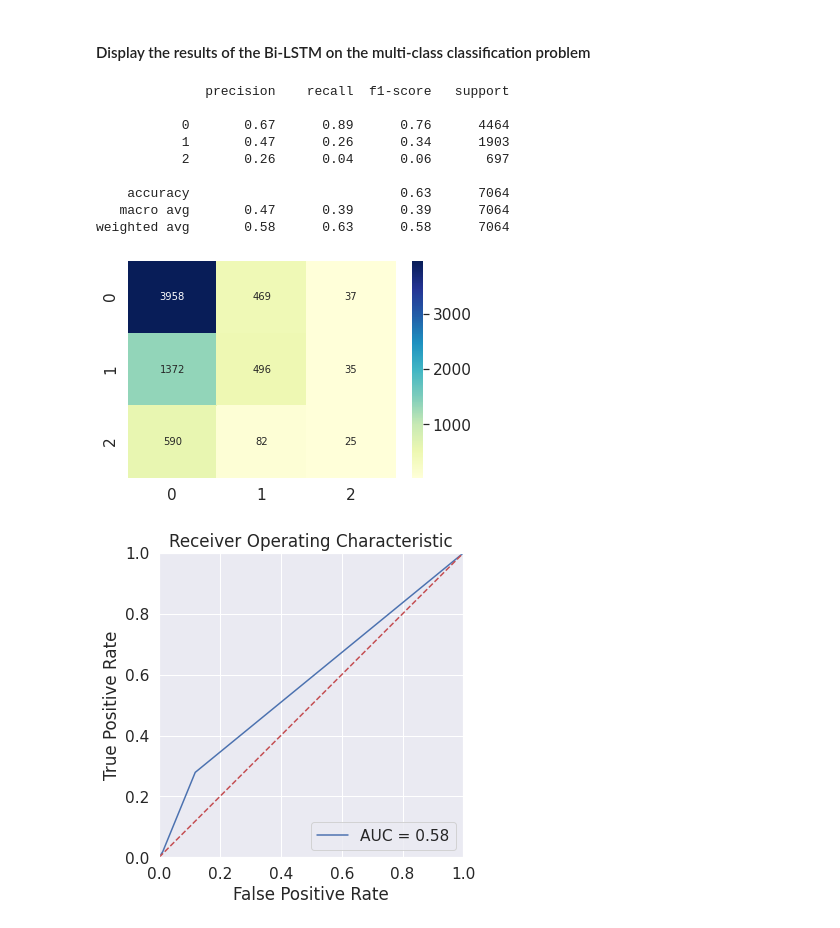
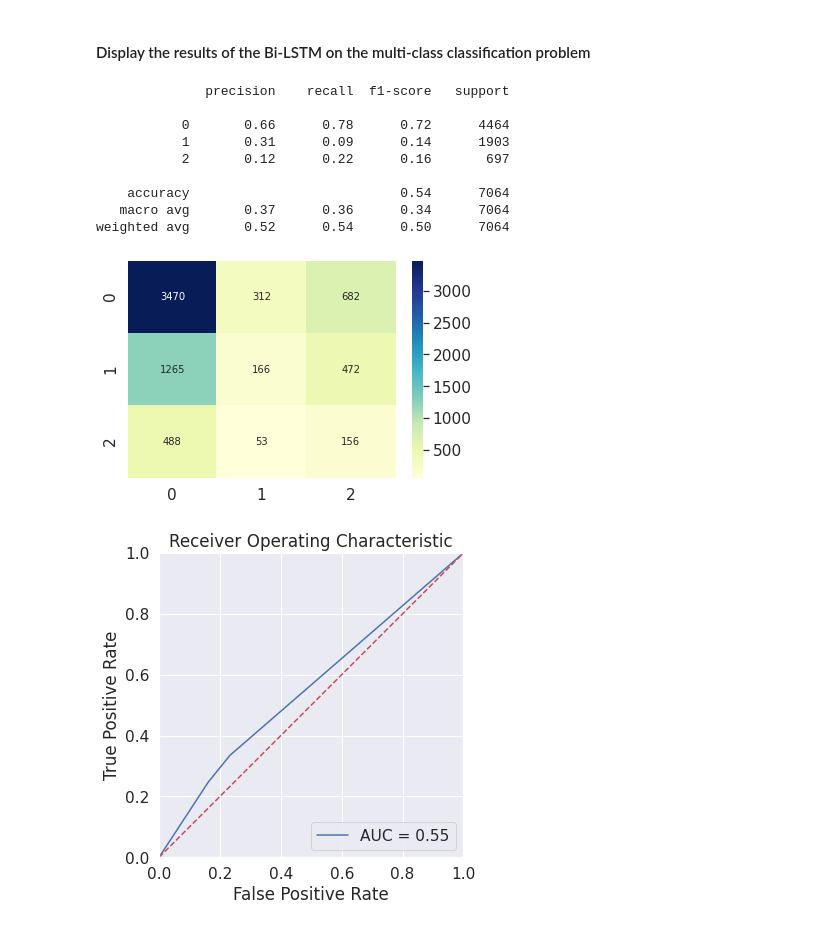
Before and after one commit to FaiZaman/Fake-News-Detection-with-Natural-Language-Processing, a Jupyter notebook: Fake_News_Challenge_Classifier.ipynb, the cells around one changed output. Cells and saved outputs as stored; diff of their text form; code cells hidden in the pictures.

```diff
--- a/Fake_News_Challenge_Classifier.ipynb
+++ b/Fake_News_Challenge_Classifier.ipynb
@@ -750,21 +803,21 @@ KeyboardInterrupt: ignored
 #### Display the results of the Bi-LSTM on the multi-class classification problem
 # %%
 reshaped_bert_test = bert_test_related.reshape(-1, 768, 1)
-#bert_LSTM_related = load_model(main_path + "models/50_related_LSTM.hdf5")
+bert_LSTM_related = load_model(main_path + "models/200_augment_3_related_LSTM.hdf5")
 y_pred = (bert_LSTM_related.predict(reshaped_bert_test) > 0.5).astype("int32")
 display_results(y_pred.argmax(axis=1), y_test_related.argmax(axis=1))
 # %% [output]
               precision    recall  f1-score   support
 
-           0       0.67      0.89      0.76      4464
-           1       0.47      0.26      0.34      1903
-           2       0.26      0.04      0.06       697
+           0       0.66      0.78      0.72      4464
+           1       0.31      0.09      0.14      1903
+           2       0.12      0.22      0.16       697
 
-    accuracy                           0.63      7064
-   macro avg       0.47      0.39      0.39      7064
-weighted avg       0.58      0.63      0.58      7064
+    accuracy                           0.54      7064
+   macro avg       0.37      0.36      0.34      7064
+weighted avg       0.52      0.54      0.50      7064
-[figure, old version]
+[figure, new version]
-[figure, old version]
+[figure, new version]
 # %%
 plt.plot(history.history['loss'])
 plt.plot(history.history['val_loss'])
```
Also changed, not shown: parts of 19 cells of this notebook.
